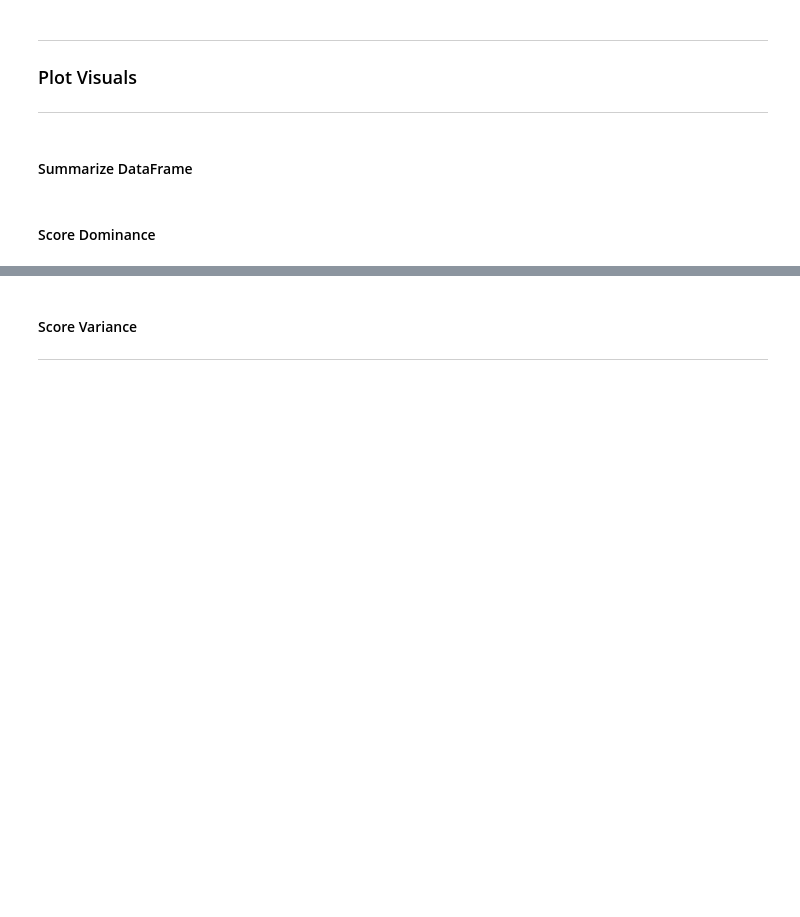
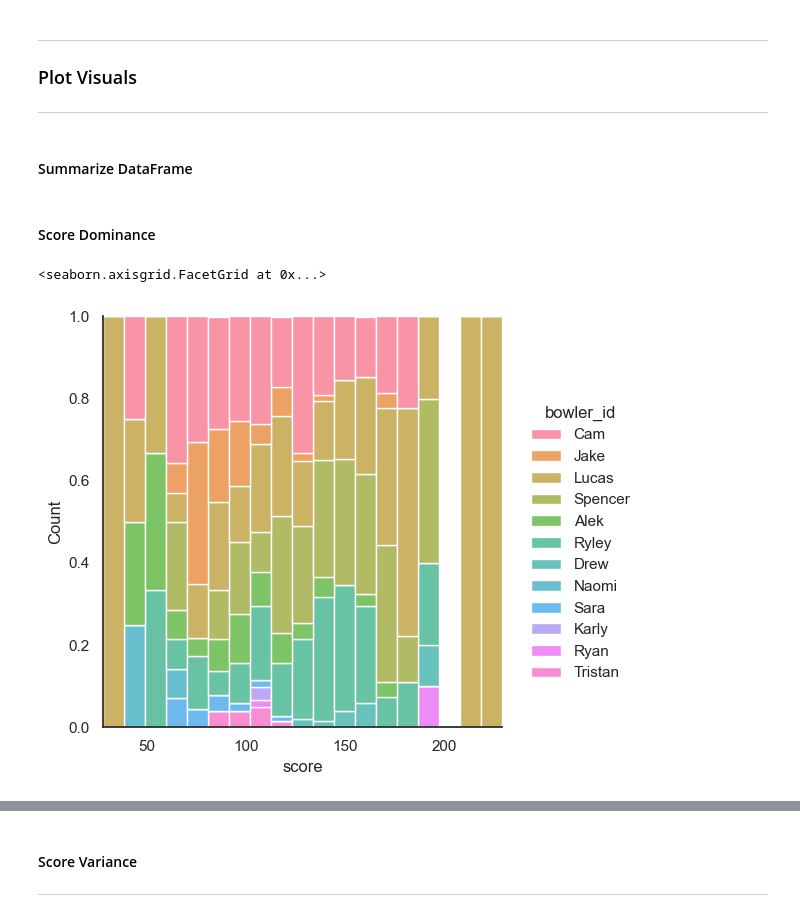
Before and after one commit to lucas-nelson-uiuc/pinsdb, a Jupyter notebook: test.ipynb, the cells around one changed output, grey strips where cells are left out. Drawn from its saved outputs; the diff is of its cells as text; code cells hidden in the pictures; blank space fills up the shorter version.

```diff
--- a/test.ipynb
+++ b/test.ipynb
@@ -240,6 +217,9 @@ sample_data = pl.DataFrame(
 # %% [markdown]
 #### Score Dominance
 # %%
-sns.displot(sample_data, x="score", hue="bowler_id", kind="kde", multiple="fill")
+sns.displot(sample_data, x="score", hue="bowler_id", kind="hist", multiple="fill")
+# %% [output]
+<seaborn.axisgrid.FacetGrid at 0x...>
+[figure, added]
 # %%
 sns.displot(sample_data, x="score", hue="bowler_id", stat="count", kind="ecdf")
```
Also changed, not shown: parts of 19 cells of this notebook, 11 other files.
